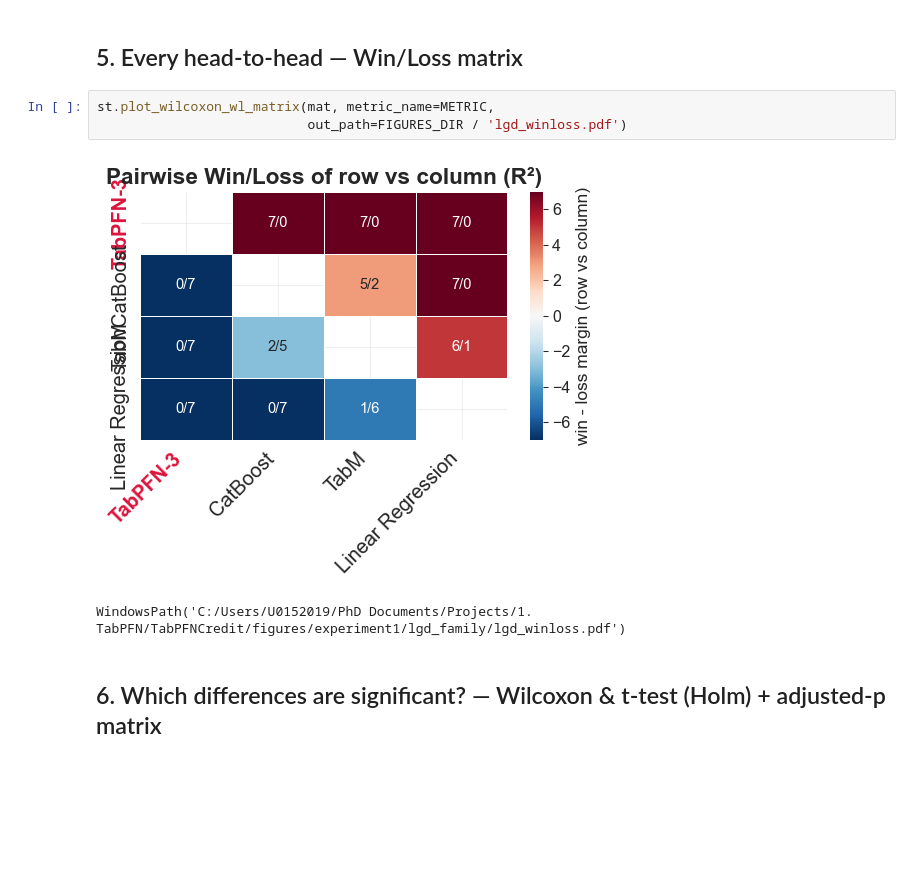
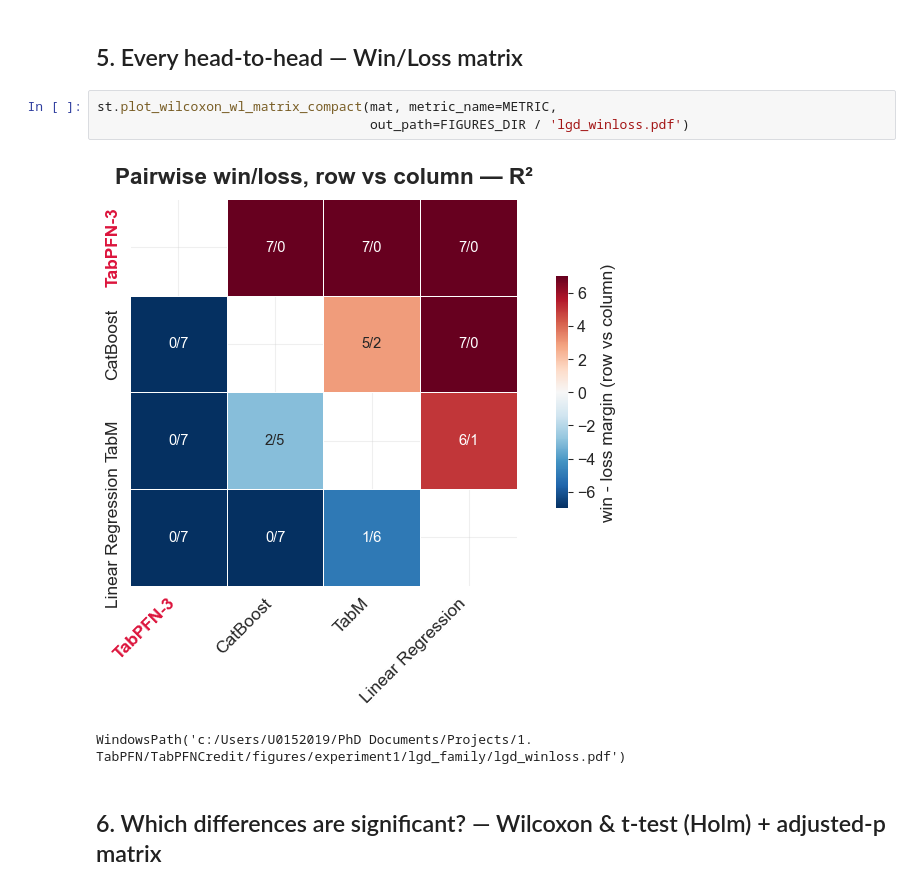
Before and after one commit to andreasgoethals/TabPFNCredit, a Jupyter notebook: notebooks/Experiment1.6-LGD-FamilyStat.ipynb, the cells around one changed output. Drawn from its saved outputs; the diff is of its cells as text; blank space fills up the shorter version.

```diff
--- a/notebooks/Experiment1.6-LGD-FamilyStat.ipynb
+++ b/notebooks/Experiment1.6-LGD-FamilyStat.ipynb
@@ -130,11 +130,11 @@ A champion differs from the control iff its mean-rank gap exceeds this.
 # %% [markdown]
 ## 5. Every head-to-head — Win/Loss matrix
 # %%
-st.plot_wilcoxon_wl_matrix(mat, metric_name=METRIC,
-                           out_path=FIGURES_DIR / 'lgd_winloss.pdf')
+st.plot_wilcoxon_wl_matrix_compact(mat, metric_name=METRIC,
+                                   out_path=FIGURES_DIR / 'lgd_winloss.pdf')
 # %% [output]
-[figure, old version]
+[figure, new version]
-WindowsPath('C:/Users/U0152019/PhD Documents/Projects/1. TabPFN/TabPFNCredit/figures/experiment1/lgd_family/lgd_winloss.pdf')
+WindowsPath('c:/Users/U0152019/PhD Documents/Projects/1. TabPFN/TabPFNCredit/figures/experiment1/lgd_family/lgd_winloss.pdf')
 # %% [markdown]
 ## 6. Which differences are significant? — Wilcoxon & t-test (Holm) + adjusted-p matrix
 # %%
```
Also changed, not shown: parts of 2 cells of this notebook, 2 other files.
